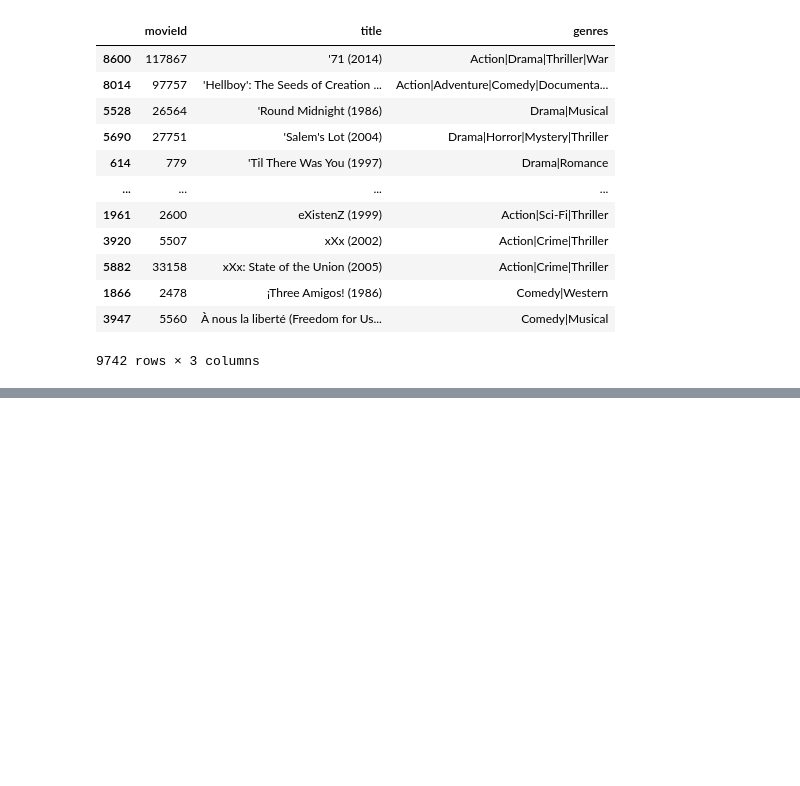
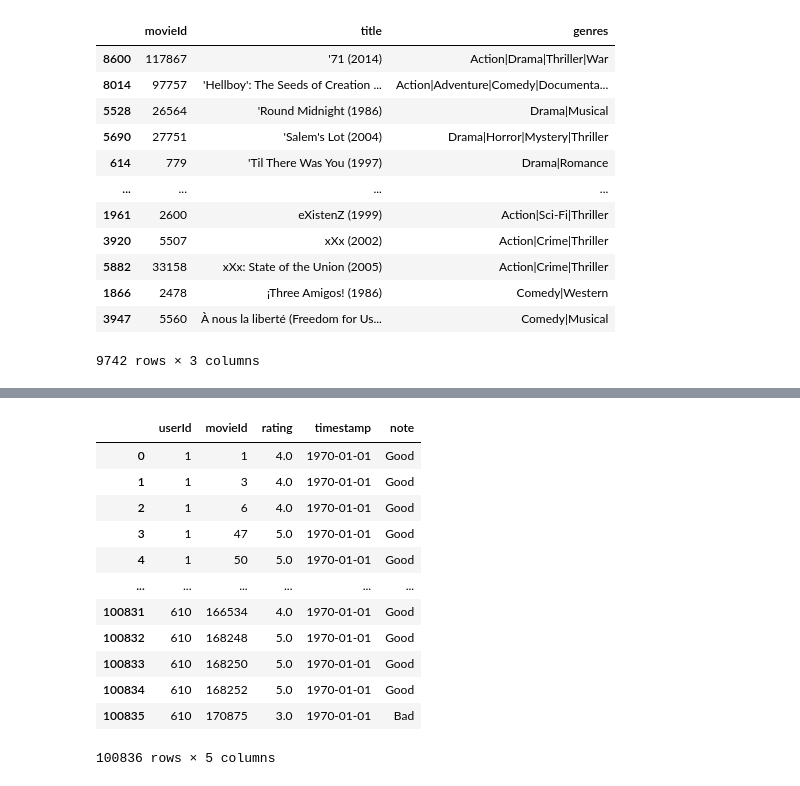
Before and after one commit to Ilies-Bouderba/MoviesRating, a Jupyter notebook: notebooks/01_python_basics.ipynb, the cells around one changed output, grey strips where cells are left out. Cells and saved outputs as stored; diff of their text form; code cells hidden in the pictures; blank space fills up the shorter version.

```diff
--- a/notebooks/01_python_basics.ipynb
+++ b/notebooks/01_python_basics.ipynb
@@ -132,0 +154,3 @@ movies.sort_values(['title', 'genres'], ascending=True)
+# %%
+ratings = pd.read_csv("../data/raw/ratings.csv")
+ratings.head(10)
@@ -132,0 +252,17 @@ movies.sort_values(['title', 'genres'], ascending=True)
+# %%
+ratings['note'] = ratings['rating'].apply(lambda x: 'Good' if x > 3 else 'Bad')
+ratings
+# %% [output]
+|  | userId | movieId | rating | timestamp | note |
+| 0 | 1 | 1 | 4.0 | 1970-01-01 | Good |
+| 1 | 1 | 3 | 4.0 | 1970-01-01 | Good |
+| 2 | 1 | 6 | 4.0 | 1970-01-01 | Good |
+| 3 | 1 | 47 | 5.0 | 1970-01-01 | Good |
+| 4 | 1 | 50 | 5.0 | 1970-01-01 | Good |
+| ... | ... | ... | ... | ... | ... |
+| 100831 | 610 | 166534 | 4.0 | 1970-01-01 | Good |
+| 100832 | 610 | 168248 | 5.0 | 1970-01-01 | Good |
+| 100833 | 610 | 168250 | 5.0 | 1970-01-01 | Good |
+| 100834 | 610 | 168252 | 5.0 | 1970-01-01 | Good |
+| 100835 | 610 | 170875 | 3.0 | 1970-01-01 | Bad |
+100836 rows × 5 columns
```
Also changed, not shown: parts of 12 cells of this notebook.
